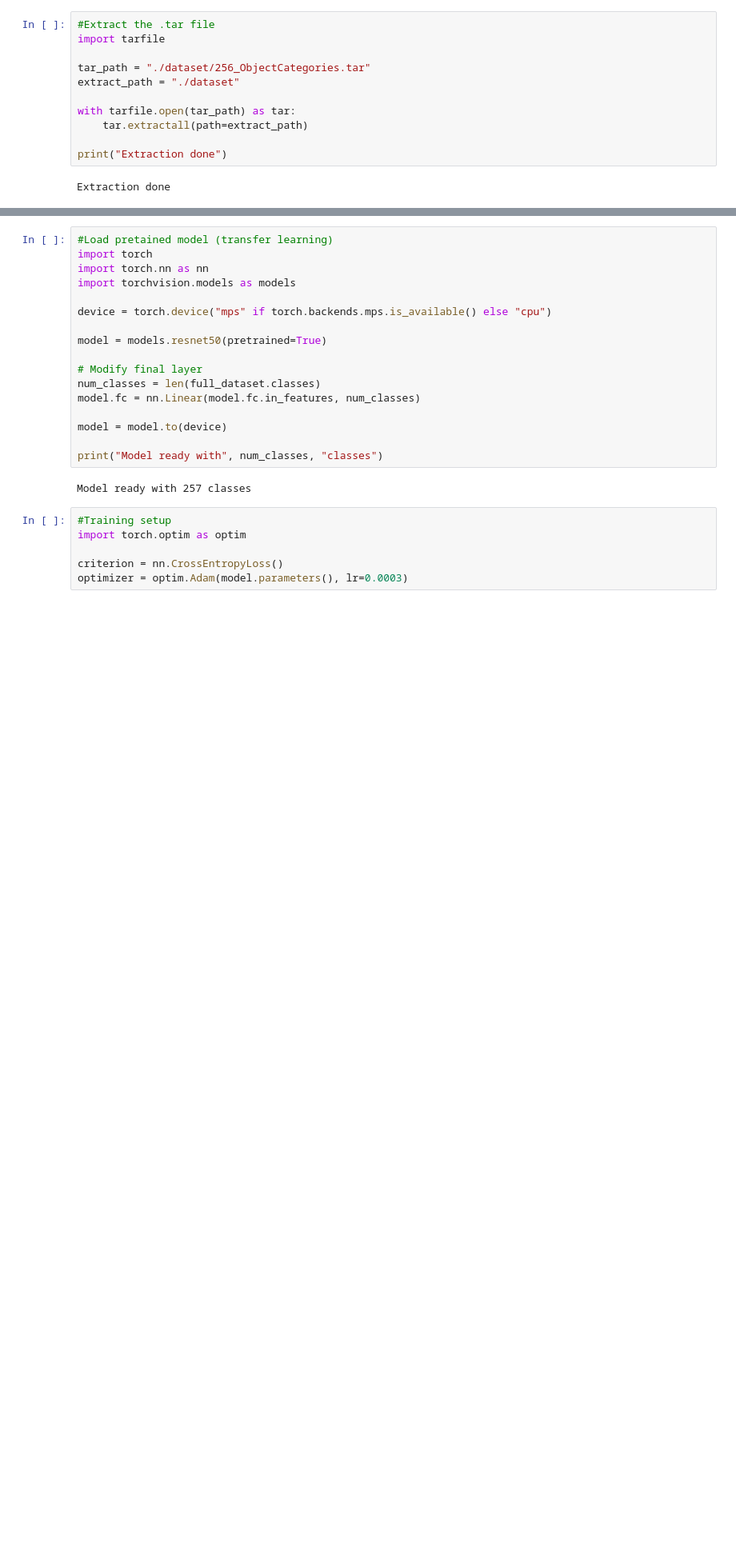
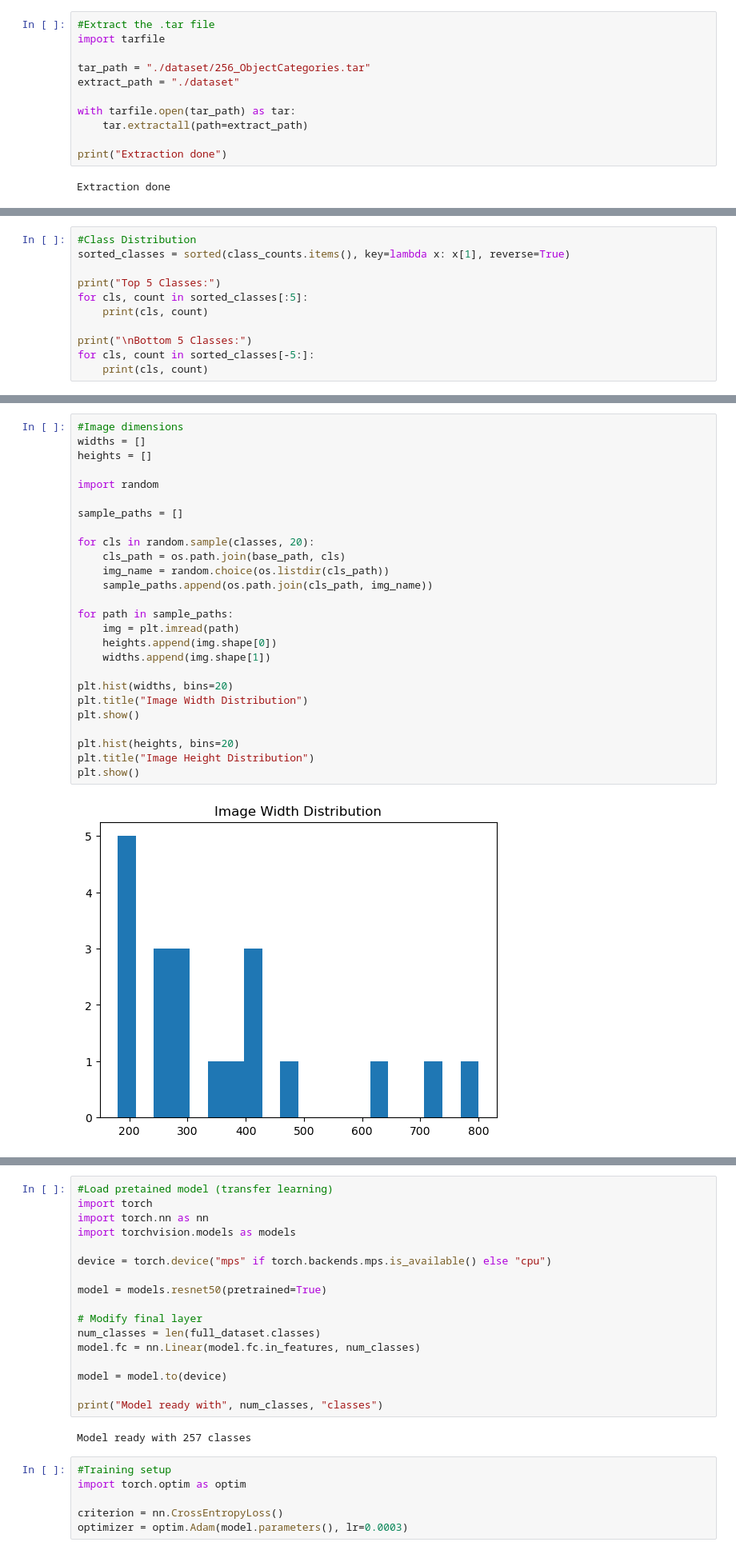
Before and after one commit to tirthankar27/Mini-Google-Lens, a Jupyter notebook: Mini_Google_Lens.ipynb, the cells around one changed output, grey strips where cells are left out. Shown at 80% size. Saved outputs shown, nothing was run; the diff lists cells and outputs as text; blank space fills up the shorter version.

```diff
--- a/Mini_Google_Lens.ipynb
+++ b/Mini_Google_Lens.ipynb
@@ -26,0 +72,11 @@ Sample classes: ['138.mattress', '107.hot-air-balloon', '037.chess-board', '022.
+# %%
+#Class Distribution
+sorted_classes = sorted(class_counts.items(), key=lambda x: x[1], reverse=True)
+
+print("Top 5 Classes:")
+for cls, count in sorted_classes[:5]:
+    print(cls, count)
+
+print("\nBottom 5 Classes:")
+for cls, count in sorted_classes[-5:]:
+    print(cls, count)
@@ -26,0 +97,28 @@ Sample classes: ['138.mattress', '107.hot-air-balloon', '037.chess-board', '022.
+# %%
+#Image dimensions
+widths = []
+heights = []
+
+import random
+
+sample_paths = []
+
+for cls in random.sample(classes, 20):
+    cls_path = os.path.join(base_path, cls)
+    img_name = random.choice(os.listdir(cls_path))
+    sample_paths.append(os.path.join(cls_path, img_name))
+
+for path in sample_paths:
+    img = plt.imread(path)
+    heights.append(img.shape[0])
+    widths.append(img.shape[1])
+
+plt.hist(widths, bins=20)
+plt.title("Image Width Distribution")
+plt.show()
+
+plt.hist(heights, bins=20)
+plt.title("Image Height Distribution")
+plt.show()
+# %% [output]
+[figure, added]
```
Also changed, not shown: parts of 27 cells of this notebook.
